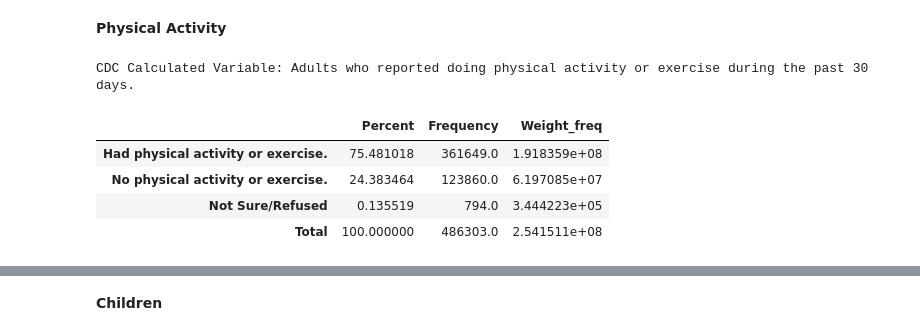
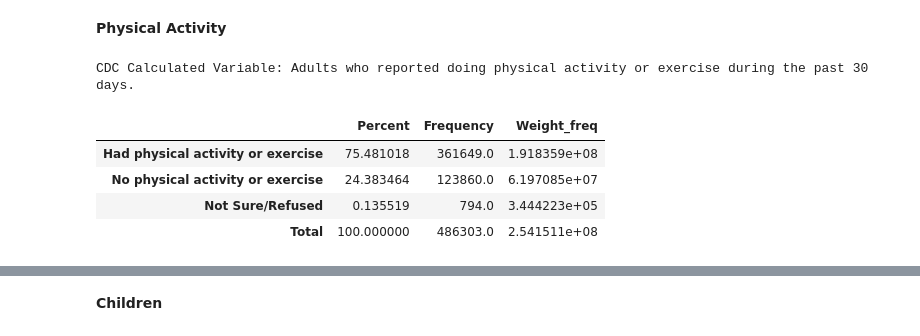
Before and after one commit to pmleffers/BRFSS2016, a Jupyter notebook: BRFSS notebook.ipynb, the cells around one changed output, grey strips where cells are left out. Drawn from its saved outputs; the diff is of its cells as text; code cells hidden in the pictures.

```diff
--- a/BRFSS notebook.ipynb
+++ b/BRFSS notebook.ipynb
@@ -202,32 +203,32 @@ temp.rename(columns={'_TOTINDA':'physActive', 1:'one', 2:'two', 9:'nine'}, inpla
 # %%
 #Setup Statsmodels to get Frequency Weights
 #one
 freqTemp = smf.DescrStatsW(temp['one'], weights=WeightVar)
 counts=np.array(pd.Series(temp.one).value_counts())
 one=np.array([freqTemp.mean*100,counts[0],freqTemp.sum])
 #two
 freqTemp = smf.DescrStatsW(temp['two'], weights=WeightVar)
 counts=np.array(pd.Series(temp.two).value_counts())
 two=np.array([freqTemp.mean*100,counts[1],freqTemp.sum])
 #nine
 freqTemp = smf.DescrStatsW(temp['nine'], weights=WeightVar)
 counts=np.array(pd.Series(temp.nine).value_counts())
 nine=np.array([freqTemp.mean*100,counts[1],freqTemp.sum])
 #Create Table (DataFrame)
 freq_table=pd.DataFrame(np.array([one,two,nine]),columns=['Percent','Frequency','Weight_freq'])
 #Modify index rows
 first,second,ninth = freq_table.index[0],freq_table.index[1],freq_table.index[2]
-freq_table.rename(index={first: 'Had physical activity or exercise.',second: 'No physical activity or exercise.',ninth:'Not Sure/Refused'},inplace=True)
+freq_table.rename(index={first: 'Had physical activity or exercise',second: 'No physical activity or exercise',ninth:'Not Sure/Refused'},inplace=True)
 #Create Totals Row
 last=np.array([round(freq_table['Percent'].sum()),round(freq_table['Frequency'].sum()),round(freq_table['Weight_freq'].sum())])
 freq_table.loc[len(freq_table)]=last
 freq_table.rename(index={3:'Total'},inplace=True)
 print('CDC Calculated Variable: Adults who reported doing physical activity or exercise during the past 30 days.')
 freq_table
 # %% [output]
 CDC Calculated Variable: Adults who reported doing physical activity or exercise during the past 30 days.
 |  | Percent | Frequency | Weight_freq |
-| Had physical activity or exercise. | 75.481018 | 361649.0 | 1.918359e+08 |
-| No physical activity or exercise. | 24.383464 | 123860.0 | 6.197085e+07 |
+| Had physical activity or exercise | 75.481018 | 361649.0 | 1.918359e+08 |
+| No physical activity or exercise | 24.383464 | 123860.0 | 6.197085e+07 |
 | Not Sure/Refused | 0.135519 | 794.0 | 3.444223e+05 |
 | Total | 100.000000 | 486303.0 | 2.541511e+08 |
```
Also changed, not shown: parts of 9 cells of this notebook.
